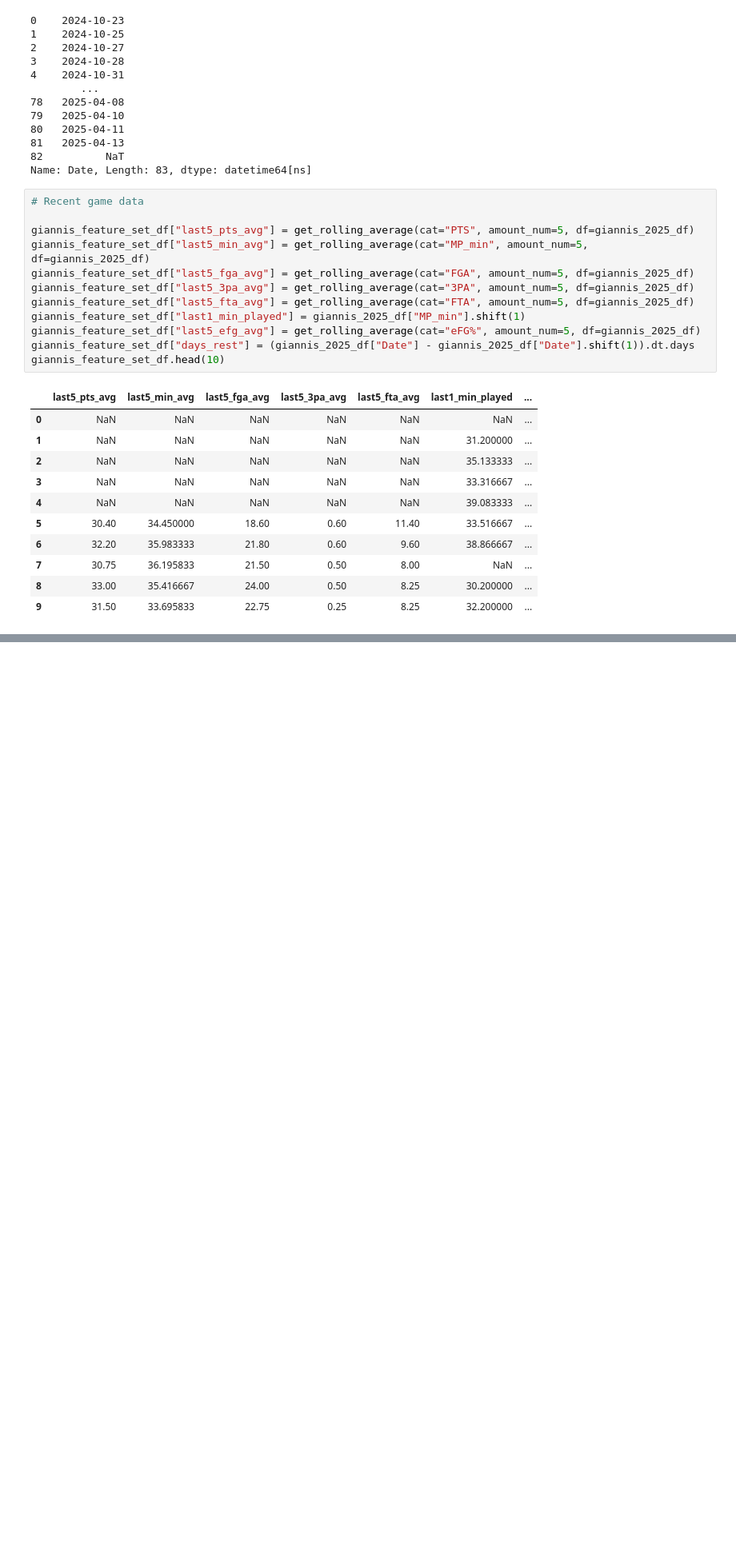
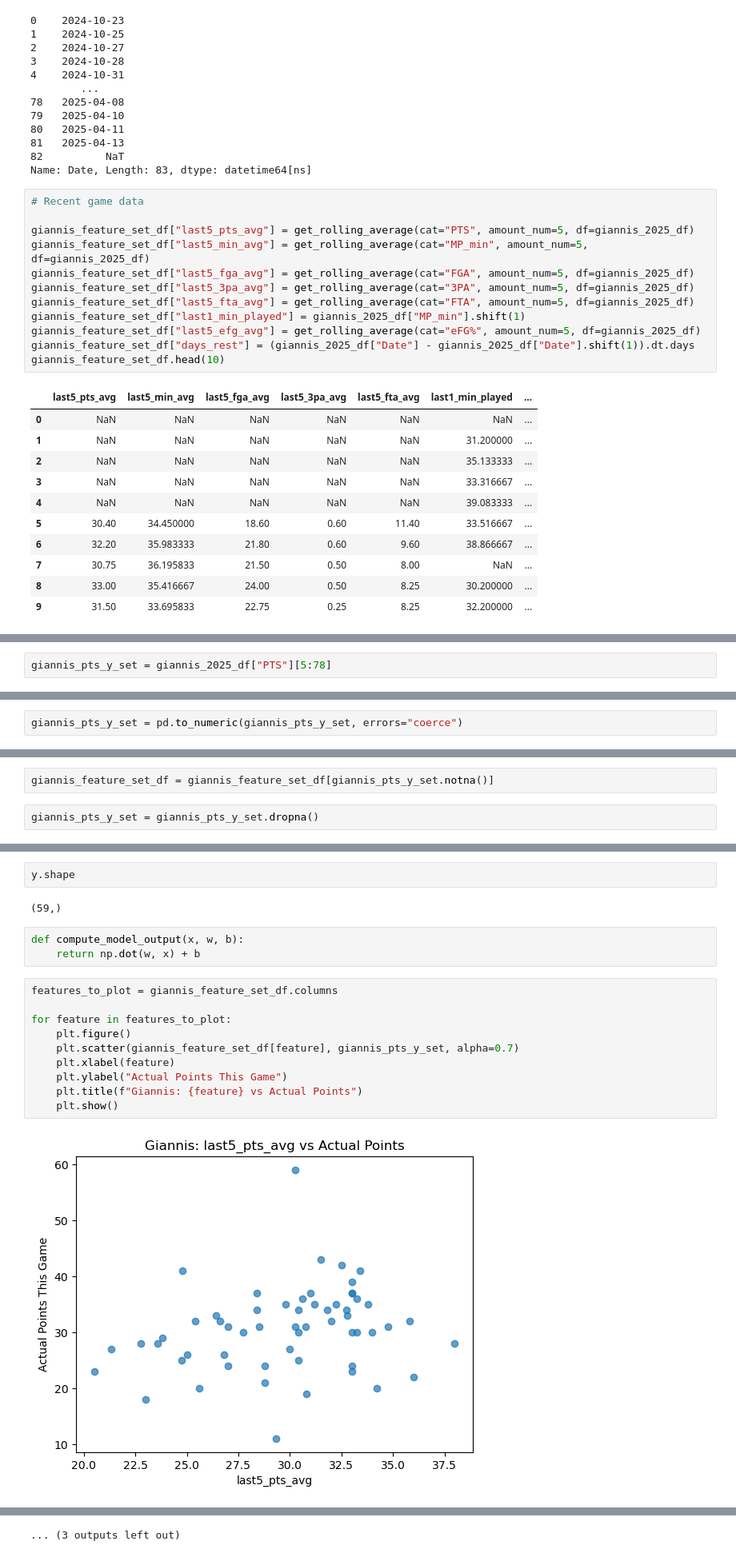
Before and after one commit to jelmani/nba-predictor, a Jupyter notebook: player-predictor.ipynb, the cells around one changed output, grey strips where cells are left out. Shown at 80% size. Cells and saved outputs as stored; diff of their text form; blank space fills up the shorter version.

Commit message:
create set of features and target array of points, write gradient descent functions

```diff
--- a/player-predictor.ipynb
+++ b/player-predictor.ipynb
@@ -287,0 +620,2 @@ giannis_feature_set_df.head(10)
+# %%
+giannis_pts_y_set = giannis_2025_df["PTS"][5:78]
@@ -287,0 +638,2 @@ giannis_feature_set_df.head(10)
+# %%
+giannis_pts_y_set = pd.to_numeric(giannis_pts_y_set, errors="coerce")
@@ -287,0 +655,4 @@ giannis_feature_set_df.head(10)
+# %%
+giannis_feature_set_df = giannis_feature_set_df[giannis_pts_y_set.notna()]
+# %%
+giannis_pts_y_set = giannis_pts_y_set.dropna()
@@ -287,0 +704,19 @@ giannis_feature_set_df.head(10)
+# %%
+y.shape
+# %% [output]
+(59,)
+# %%
+def compute_model_output(x, w, b):
+    return np.dot(w, x) + b
+# %%
+features_to_plot = giannis_feature_set_df.columns
+
+for feature in features_to_plot:
+    plt.figure()
+    plt.scatter(giannis_feature_set_df[feature], giannis_pts_y_set, alpha=0.7)
+    plt.xlabel(feature)
+    plt.ylabel("Actual Points This Game")
+    plt.title(f"Giannis: {feature} vs Actual Points")
+    plt.show()
+# %% [output]
+[figure, added]
@@ -287,0 +734 @@ giannis_feature_set_df.head(10)
+... (3 outputs left out)
```
Also changed, not shown: parts of 41 cells of this notebook.
